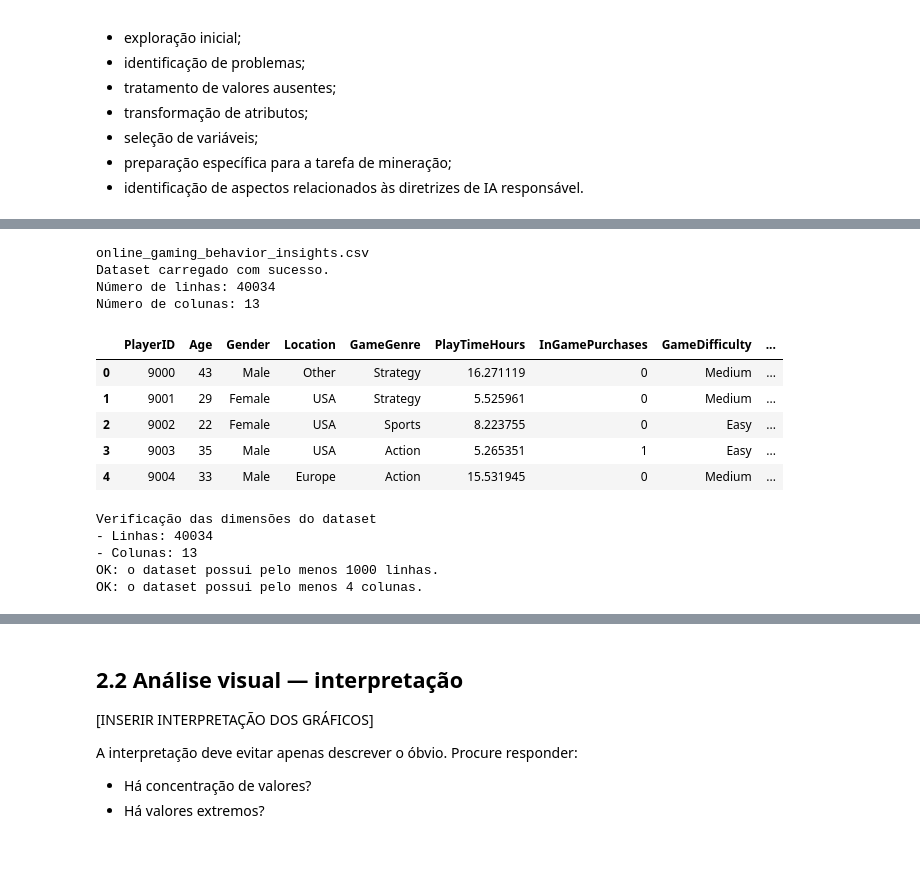
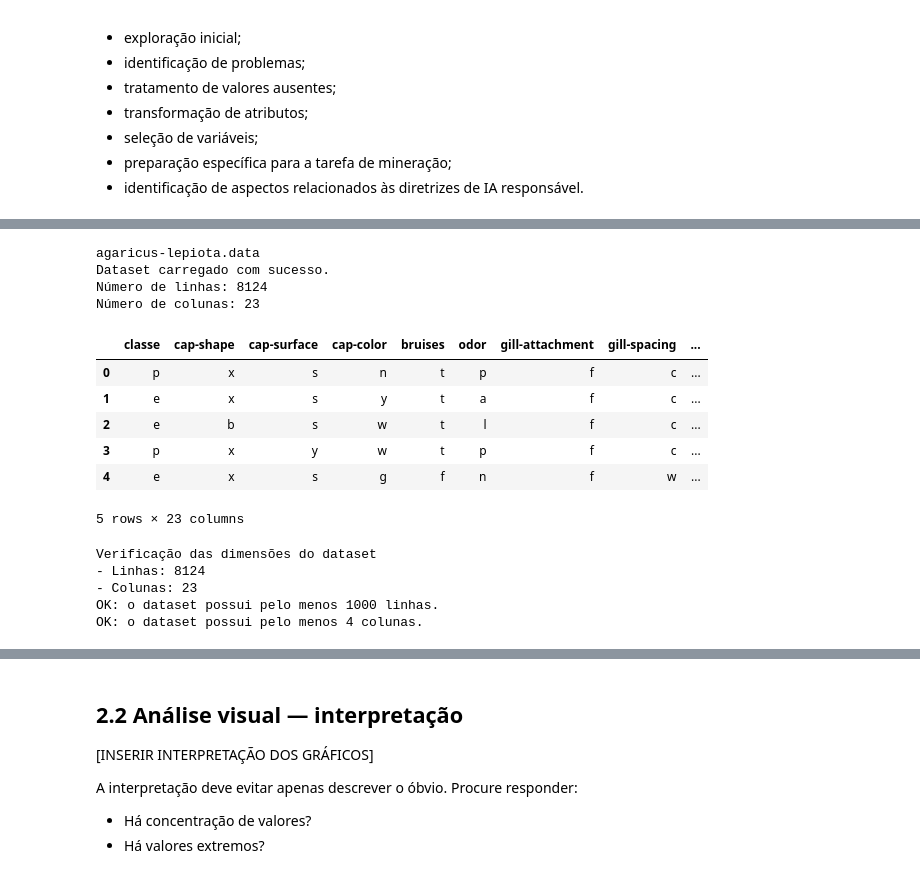
Before and after one commit to DaviOSad/Online-Players-Behavior-Segmentation, a Jupyter notebook: TP1_Fase2_Grupo11.ipynb, the cells around one changed output, grey strips where cells are left out. Saved outputs shown, nothing was run; the diff lists cells and outputs as text; code cells hidden in the pictures.

```diff
--- a/TP1_Fase2_Grupo11.ipynb
+++ b/TP1_Fase2_Grupo11.ipynb
@@ -106,14 +106,14 @@ RANDOM_STATE = 42
 # Exemplos:
 # DATA_PATH = "dados/dataset.csv"
 # DATA_PATH = "/content/dataset.csv"
-DATA_PATH = ".csv"
+DATA_PATH = "agaricus-lepiota.data"
 
 # Tipo de tarefa do TP.
 # Opções sugeridas:
 # - "padroes_frequentes"
 # - "agrupamento"
 # - "classificacao"
-TASK_TYPE = "agrupamento"
+TASK_TYPE = "padroes_frequentes"
 
 # Coluna-alvo, se aplicável.
 # Para padrões frequentes ou agrupamento, normalmente pode ser None.
@@ -363,45 +377,77 @@ Além disso, deve registrar como a LLM foi usada para apoiar:
 # %%
 # Carregamento do dataset
 # Esta célula deve ser adaptada de acordo com o formato do arquivo.
+
+COLUNAS_MUSHROOM = [
+    "classe",
+    "cap-shape",
+    "cap-surface",
+    "cap-color",
+    "bruises",
+    "odor",
+    "gill-attachment",
+    "gill-spacing",
+    "gill-size",
+    "gill-color",
+    "stalk-shape",
+    "stalk-root",
+    "stalk-surface-above-ring",
+    "stalk-surface-below-ring",
+    "stalk-color-above-ring",
+    "stalk-color-below-ring",
+    "veil-type",
+    "veil-color",
+    "ring-number",
+    "ring-type",
+    "spore-print-color",
+    "population",
+    "habitat",
+]
 
 def carregar_dataset(caminho: str) -> pd.DataFrame:
     # Carrega um dataset a partir de um arquivo CSV, Excel, JSON ou Parquet.
     # Adapte esta função se o dataset estiver em outro formato.
 
     caminho_path = Path(caminho)
 
     if not caminho_path.exists():
         raise FileNotFoundError(f"Arquivo não encontrado: {caminho}")
 
-    if caminho_path.suffix.lower() == ".csv":
+    if caminho_path.suffix.lower() == ".data":
+        df = pd.read_csv(caminho_path, header=None, names=COLUNAS_MUSHROOM, na_values="?")
+        if "stalk-root" in df.columns:
+            df["stalk-root"] = df["stalk-root"].fillna("missing")
+        return df
+    elif caminho_path.suffix.lower() == ".csv":
         return pd.read_csv(caminho_path)
     elif caminho_path.suffix.lower() in [".xlsx", ".xls"]:
         return pd.read_excel(caminho_path)
     elif caminho_path.suffix.lower() == ".json":
         return pd.read_json(caminho_path)
     elif caminho_path.suffix.lower() == ".parquet":
         return pd.read_parquet(caminho_path)
     else:
         raise ValueError("Formato não tratado neste modelo. Adapte a função carregar_dataset.")
 
 # Exemplo de uso:
 print(DATA_PATH)
 df = carregar_dataset(DATA_PATH)
 print("Dataset carregado com sucesso.")
 print(f"Número de linhas: {df.shape[0]}")
 print(f"Número de colunas: {df.shape[1]}")
 display(df.head())
 # %% [output]
-online_gaming_behavior_insights.csv
+agaricus-lepiota.data
 Dataset carregado com sucesso.
-Número de linhas: 40034
-Número de colunas: 13
+Número de linhas: 8124
+Número de colunas: 23
-|  | PlayerID | Age | Gender | Location | GameGenre | PlayTimeHours | InGamePurchases | GameDifficulty | ... |
-| 0 | 9000 | 43 | Male | Other | Strategy | 16.271119 | 0 | Medium | ... |
-| 1 | 9001 | 29 | Female | USA | Strategy | 5.525961 | 0 | Medium | ... |
-| 2 | 9002 | 22 | Female | USA | Sports | 8.223755 | 0 | Easy | ... |
-| 3 | 9003 | 35 | Male | USA | Action | 5.265351 | 1 | Easy | ... |
-| 4 | 9004 | 33 | Male | Europe | Action | 15.531945 | 0 | Medium | ... |
+|  | classe | cap-shape | cap-surface | cap-color | bruises | odor | gill-attachment | gill-spacing | ... |
+| 0 | p | x | s | n | t | p | f | c | ... |
+| 1 | e | x | s | y | t | a | f | c | ... |
+| 2 | e | b | s | w | t | l | f | c | ... |
+| 3 | p | x | y | w | t | p | f | c | ... |
+| 4 | e | x | s | g | f | n | f | w | ... |
+5 rows × 23 columns
 # %%
 # Verificação mínima das restrições do dataset
 # A especificação exige dataset público, com pelo menos 1000 linhas e 4 colunas.
@@ -428,8 +474,8 @@ def verificar_restricoes_dataset(df: pd.DataFrame) -> None:
 verificar_restricoes_dataset(df)
 # %% [output]
 Verificação das dimensões do dataset
-- Linhas: 40034
-- Colunas: 13
+- Linhas: 8124
+- Colunas: 23
 OK: o dataset possui pelo menos 1000 linhas.
 OK: o dataset possui pelo menos 4 colunas.
 # %%
```
Also changed, not shown: parts of 10 cells of this notebook.
